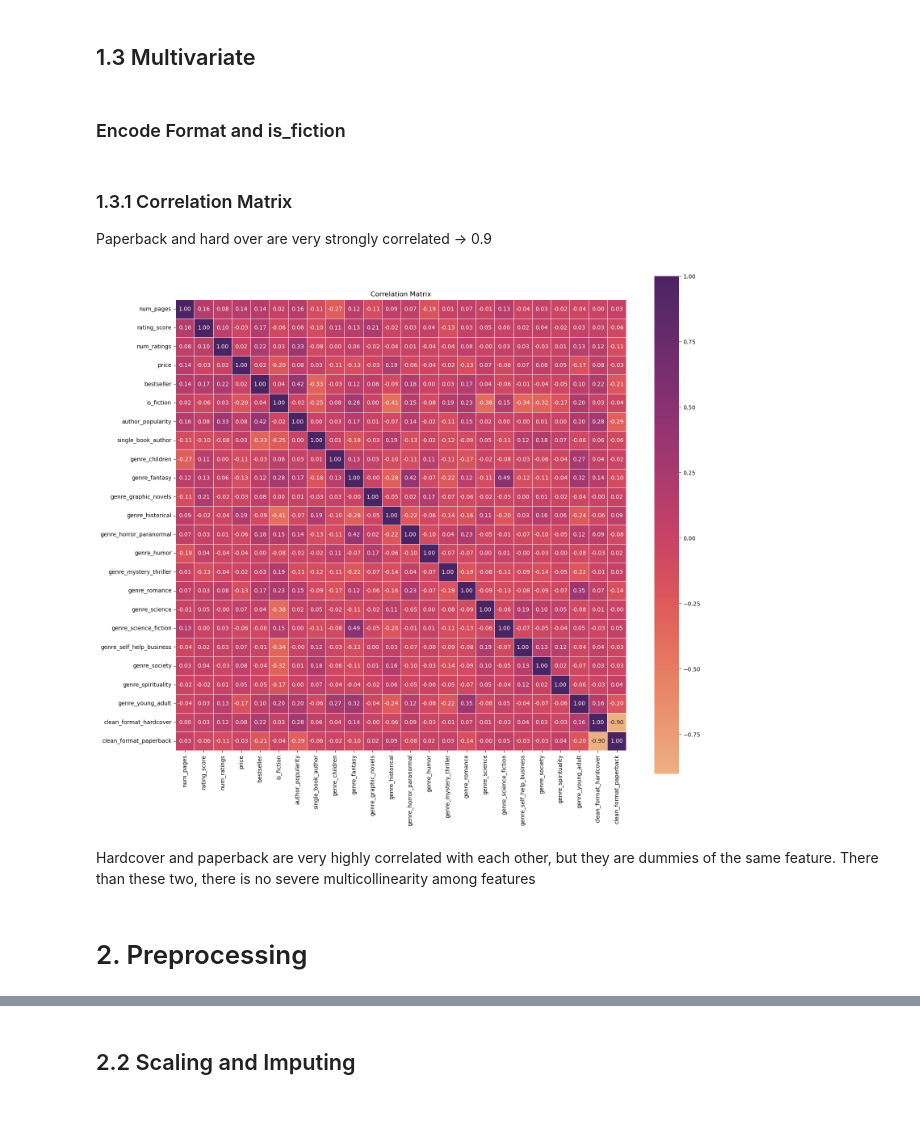
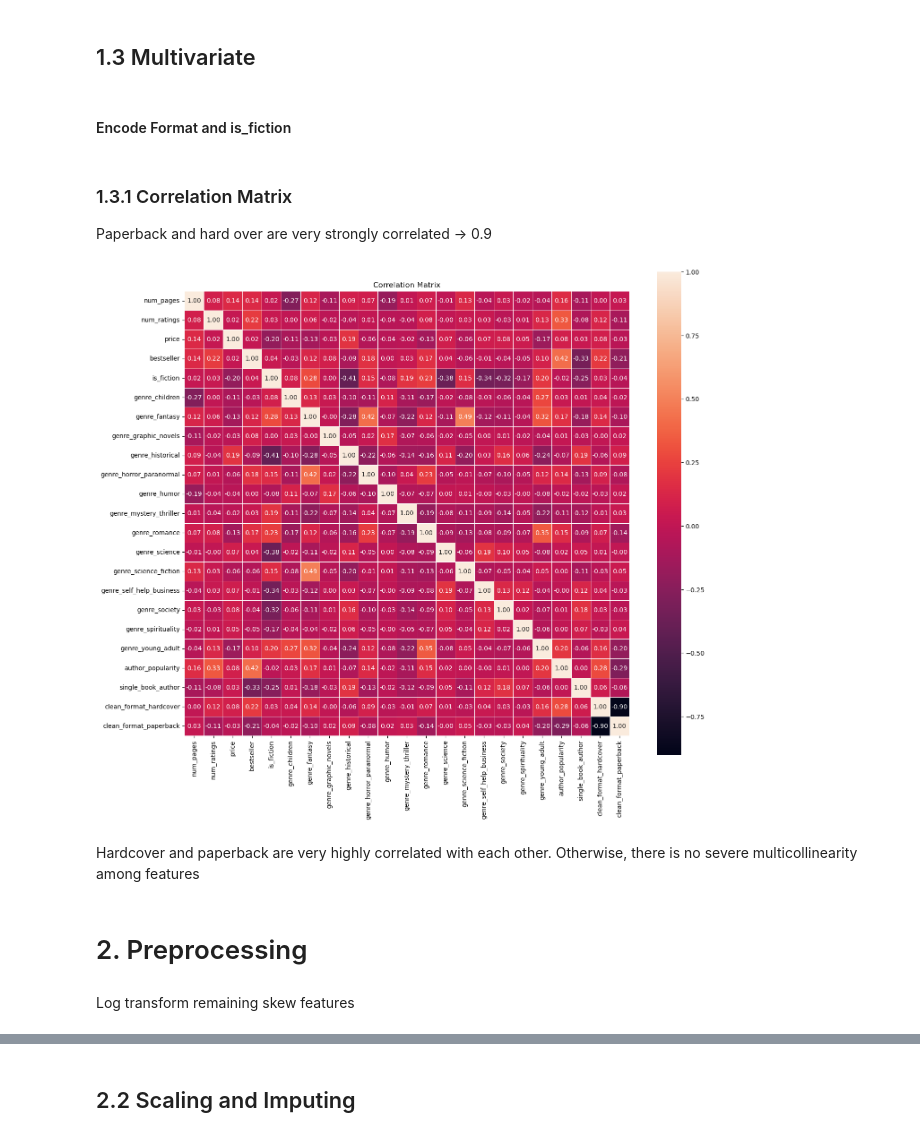
Before and after one commit to TshiamoM03/Bestseller-Prediction, a Jupyter notebook: Bestseller_Prediction2.ipynb, the cells around one changed output, grey strips where cells are left out. Cells and saved outputs as stored; diff of their text form; code cells hidden in the pictures; blank space fills up the shorter version.

```diff
--- a/Bestseller_Prediction2.ipynb
+++ b/Bestseller_Prediction2.ipynb
@@ -18,5 +23,5 @@ from sklearn.metrics import roc_curve, roc_auc_score
 3. [Kindle Books Dataset](https://www.kaggle.com/datasets/asaniczka/amazon-kindle-books-dataset-2023-130k-books) -> **1979 - 2023**
 # %%
 df_goodreads = pd.read_csv("C:\GitHub\A Bunch of Datasets\goodreads_top100_from1980to2023_final.csv")
-df_nyt = pd.read_csv("bestsellers.csv")
-df_kindle = pd.read_csv("kindle_data-v2.csv")
+df_nyt = pd.read_csv("C:\GitHub\A Bunch of Datasets\\bestsellers.csv")
+df_kindle = pd.read_csv("C:\GitHub\A Bunch of Datasets\kindle_data-v2.csv")
@@ -32,4 +28,4 @@ print("Columns:\n", df_kindle.columns)
 # %%
-df_goodreads.drop(["Unnamed: 0", "series_release_number", "publisher", "language", "description", "publication_date", "num_reviews", "current_readers", "want_to_read", "url"], axis=1, inplace=True)
+df_goodreads.drop(["Unnamed: 0", "series_release_number", "publisher", "language", "description", "publication_date", "num_reviews", "rating_score", "current_readers", "want_to_read", "url"], axis=1, inplace=True)
 df_nyt.drop(["published_date", "list_name_encoded","isbn10", "description", "amazon_product_url", "weeks_on_list"], axis=1, inplace=True)
 df_kindle.drop(["soldBy", "imgUrl", "productURL", "isKindleUnlimited", "isEditorsPick", "category_id", "reviews", "publishedDate"], axis=1, inplace=True)
@@ -307,7 +358,7 @@ nyt.head()
 # %%
 kindle = (df_kindleBest.groupby(book, as_index=False)
          .agg(
-             author = ("author", "first"), title=("title", "first"), price = ("price", "first"), categories = ("genre", "first")
+             author = ("author", "first"), title=("title", "first"), price = ("price", "first")
          ))
 # %%
 kindle.head()
@@ -1012,7 +1102,7 @@ Most of the best selling authors have more than one book in the dataset
 # %% [markdown]
 ## 1.3 Multivariate
 # %% [markdown]
-### Encode Format and is_fiction
+#### Encode Format and is_fiction
 # %%
 # encode format
 ohe = OneHotEncoder(drop="first", sparse_output=False, dtype=int)
@@ -1030,14 +1120,14 @@ Paperback and hard over are very strongly correlated -> 0.9
 # %%
 df_corr = df_goodreads.select_dtypes(include="number")
 # %%
-plt.figure(figsize=(18,16))
-sns.heatmap(df_corr.corr(), annot = True, fmt = '.2f', cmap="flare", square=True, linewidth=0.5)
+plt.figure(figsize=(16,14))
+sns.heatmap(df_corr.corr(), annot = True, fmt = '.2f', square=True, linewidth=0.5)
 plt.title("Correlation Matrix")
 plt.show()
 # %% [output]
-[figure, old version]
+[figure, new version]
 # %% [markdown]
-Hardcover and paperback are very highly correlated with each other, but they are dummies of the same feature. There than these two, there is no severe multicollinearity among features
+Hardcover and paperback are very highly correlated with each other. Otherwise, there is no severe multicollinearity among features
 # %% [markdown]
 # 2. Preprocessing
 # %%
@@ -1047,3 +1137,5 @@ df = df_goodreads.drop(columns=['isbn', 'title', 'series_title', 'author', 'clea
+# %% [markdown]
+Log transform remaining skew features
 # %%
 df["num_pages"] = np.log1p(df["num_pages"]) # log transform
 # %%
```
Also changed, not shown: parts of 100 cells of this notebook.
